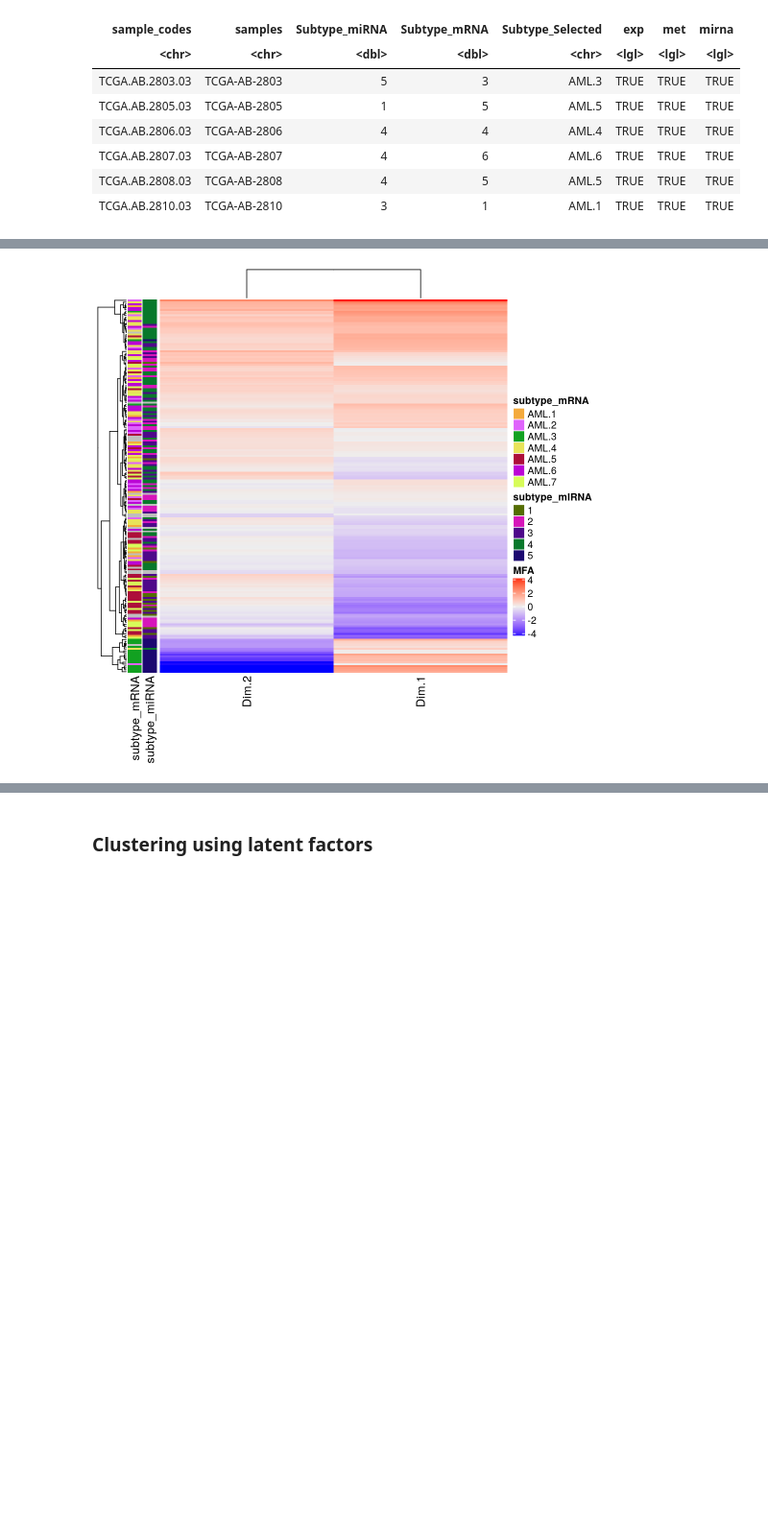
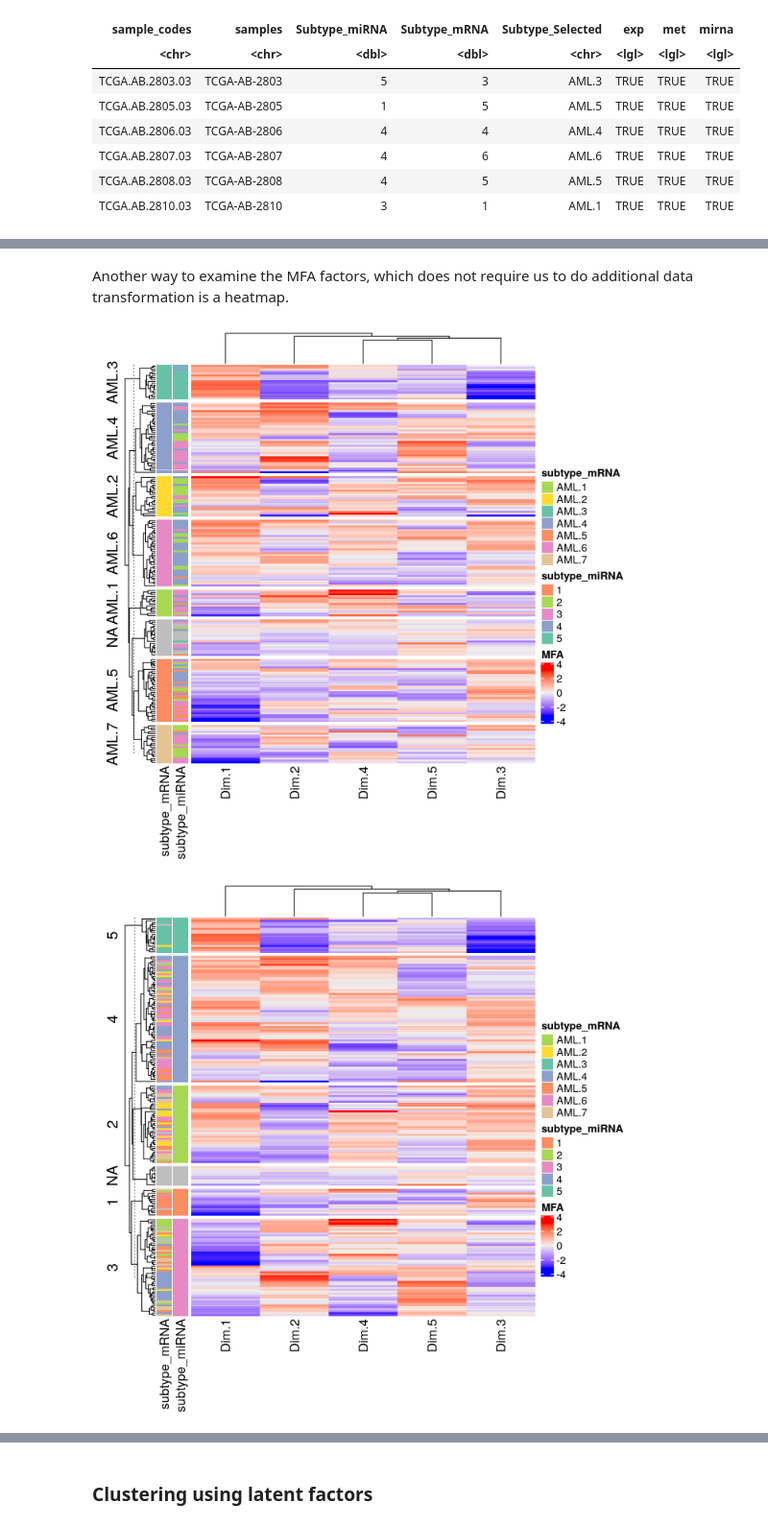
Before and after one commit to sienkie/multi-omics-hackathon, a Jupyter notebook: 2_Data_integration.ipynb, the cells around one changed output, grey strips where cells are left out. Shown at 96% size. Cells and saved outputs as stored; diff of their text form; code cells hidden in the pictures; blank space fills up the shorter version.

```diff
--- a/2_Data_integration.ipynb
+++ b/2_Data_integration.ipynb
@@ -42,16 +55,16 @@ display_jpeg(file="img/gky889fig1.jpeg")
 # %% [markdown]
     Figure Source: Rappoport, N., & Shamir, R. (2018). Multi-omic and multi-view clustering algorithms: review and cancer benchmark. Nucleic Acids Research, 46(20), 10546–10562. https://doi.org/10.1093/nar/gky889
 # %%
-bound_matrices <- plyr::rbind.fill(exp.flt, met.flt, mirna.flt)
+bound_matrices <- plyr::rbind.fill(data_exp, data_met, data_mirna)
 dim(bound_matrices)
 # %% [output]
 [1] 25501   197
 # %%
 subtypes_data <- tibble(sample_codes=colnames(bound_matrices)) %>%  #in order of columns in bound_matrices
     left_join(subtypes, by = "sample_codes")  %>%
-    mutate(exp = sample_codes %in% colnames(exp.flt),
-           met = sample_codes %in% colnames(met.flt),
-           mirna = sample_codes %in% colnames(mirna.flt))
+    mutate(exp = sample_codes %in% colnames(data_exp),
+           met = sample_codes %in% colnames(data_met),
+           mirna = sample_codes %in% colnames(data_mirna))
 head(subtypes_data)
 # %% [output]
 A tibble: 6 × 8
@@ -69,7 +103,7 @@ A tibble: 6 × 8
 # run the MFA function from the FactoMineR package (this may take a couple of minutes)
 r.mfa <- MFA(
   t(bound_matrices), # binding the omics types together
-  c(dim(exp.flt)[1], dim(met.flt)[1], dim(mirna.flt)[1]), # specifying the dimensions of each omic
+  c(dim(data_exp)[1], dim(data_met)[1], dim(data_mirna)[1]), # specifying the dimensions of each omic
   graph=FALSE)
 # %%
 # first, extract the H and W matrices from the MFA run result
@@ -94,0 +131,6 @@ A data.frame: 6 × 7
+# %%
+# We run tSNE to visually inspect sample separation by existing subtypes
+mfa.h.tsne <- tsne(mfa.h)
+mfa.h.tsne.tbl <- as_tibble(mfa.h.tsne) %>%
+    rename(tSNE_1=V1, tSNE_2=V2) %>%
+    mutate(sample_codes = rownames(mfa.h))
@@ -125,5 +183,19 @@ mfa_df %>%
+# %% [markdown]
+Another way to examine the MFA factors, which does not require us to do additional data transformation is a heatmap.
 # %%
-Heatmap(mfa.h[,1:2], show_row_names=FALSE, name="MFA",
-        left_annotation=rowAnnotation(subtype_mRNA=mfa_df$subtype_mRNA, subtype_miRNA=mfa_df$subtype_miRNA))
+Heatmap(mfa.h, show_row_names=FALSE, name="MFA",
+        left_annotation=rowAnnotation(subtype_mRNA=mfa_df$subtype_mRNA,
+                                      subtype_miRNA=mfa_df$subtype_miRNA,
+                                          col = list(subtype_mRNA=exp_subtypes_col,
+                                                     subtype_miRNA=miRNA_subtypes_col)),
+       row_split=mfa_df$subtype_mRNA)
+
+Heatmap(mfa.h, show_row_names=FALSE, name="MFA",
+        left_annotation=rowAnnotation(subtype_mRNA=mfa_df$subtype_mRNA,
+                                      subtype_miRNA=mfa_df$subtype_miRNA,
+                                          col = list(subtype_mRNA=exp_subtypes_col,
+                                                     subtype_miRNA=miRNA_subtypes_col)),
+       row_split=mfa_df$subtype_miRNA)
 # %% [output]
-[figure, old version]
+[figure, new version]
+[figure, added]
```
Also changed, not shown: parts of 62 cells of this notebook, 4 other files.
